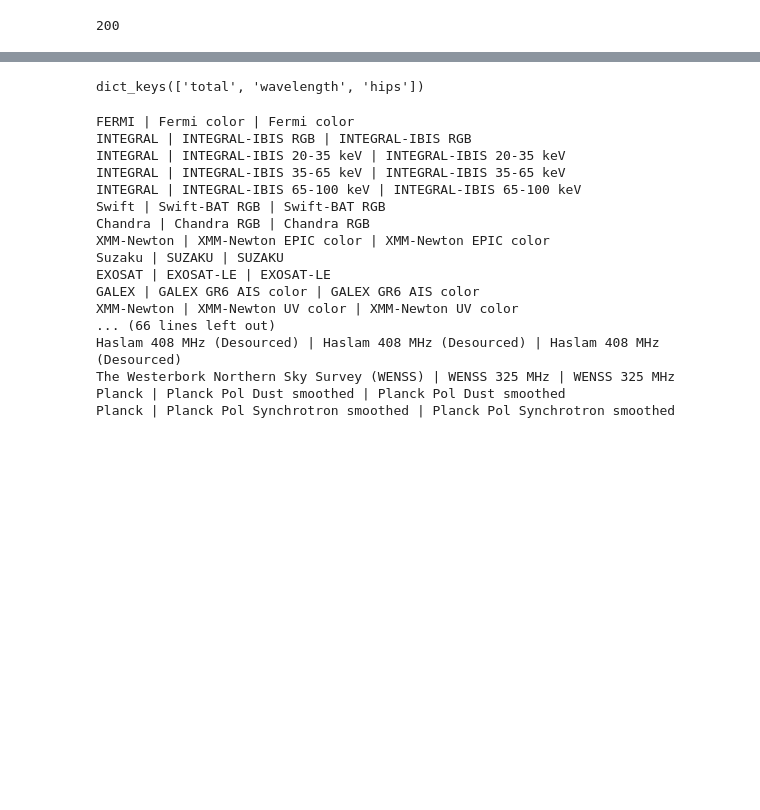
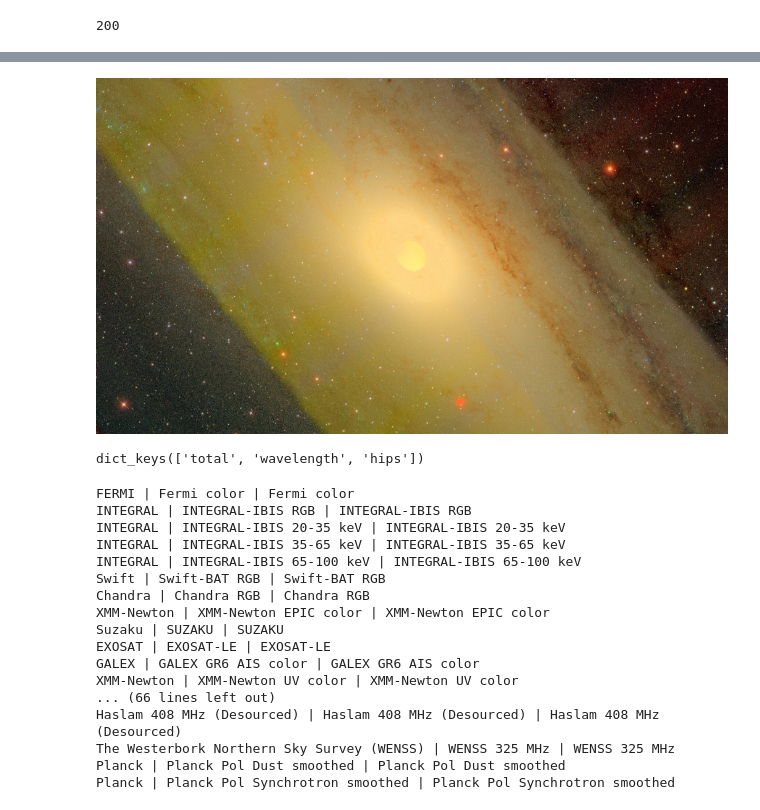
Before and after one commit to minzastro/lookup, a Jupyter notebook: Eddie test.ipynb, the cells around one changed output, grey strips where cells are left out. Cells and saved outputs as stored; diff of their text form; code cells hidden in the pictures; blank space fills up the shorter version.

```diff
--- a/Eddie test.ipynb
+++ b/Eddie test.ipynb
@@ -19,3 +20,7 @@ open('y.png', 'wb').write(res.content)
+# %%
+Image(filename='y.png')
+# %% [output]
+[figure, added]
 # %%
 hips = rq.get(url='http://sky.esa.int/esasky-tap/hips-sources')
 # %%
```
Also changed, not shown: parts of 2 cells of this notebook, 7 other files.
